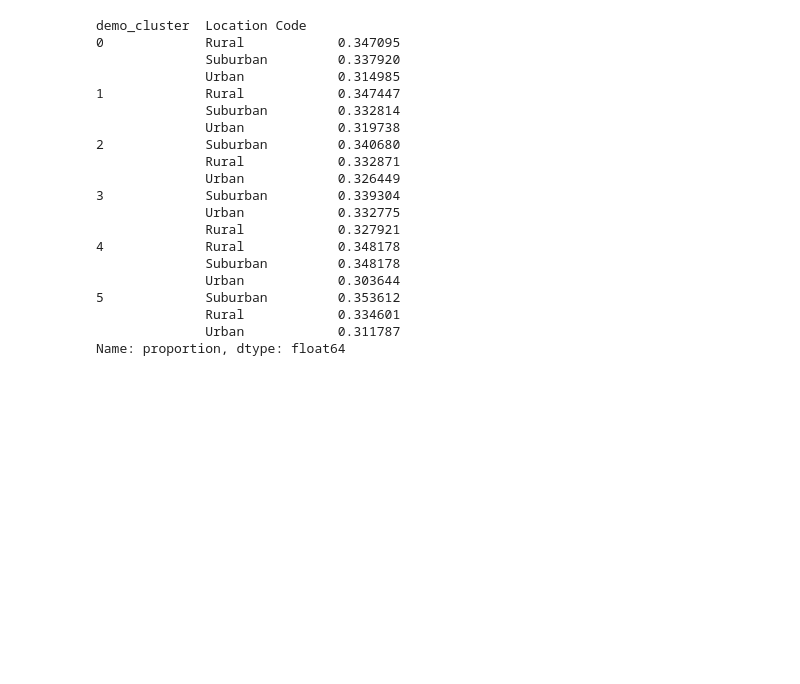
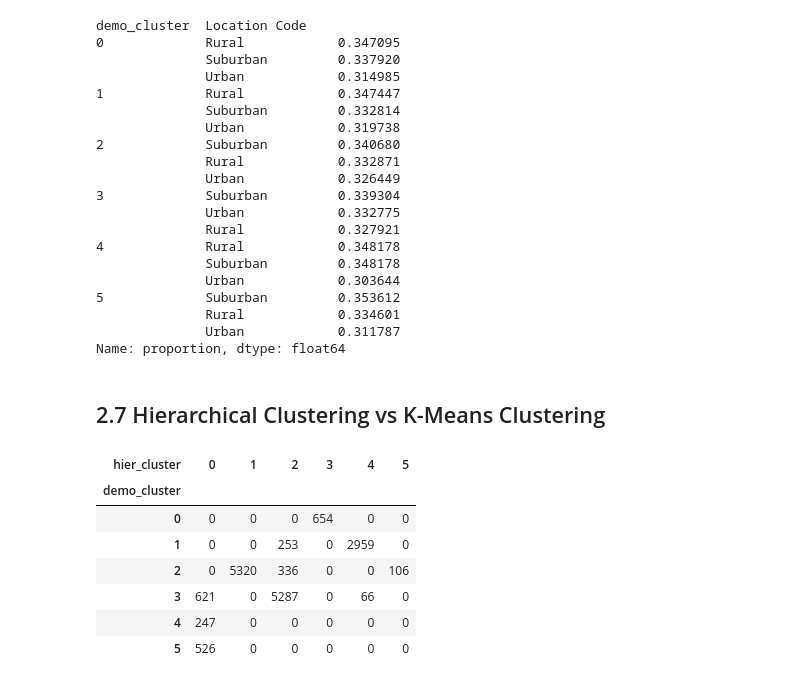
Before and after one commit to Mehmet1700/DataMining2025, a Jupyter notebook: notebooks_deliverable2/03_Clustering_Demographic.ipynb, the cells around one changed output. Cells and saved outputs as stored; diff of their text form; code cells hidden in the pictures; blank space fills up the shorter version.

```diff
--- a/notebooks_deliverable2/03_Clustering_Demographic.ipynb
+++ b/notebooks_deliverable2/03_Clustering_Demographic.ipynb
@@ -450,0 +454,9 @@ k = 6
+# %%
+hier = AgglomerativeClustering(
+    n_clusters=k,
+    linkage='ward',         # same method used in the dendrogram
+    metric='euclidean'      # distance measure
+)
+
+hier_labels = hier.fit_predict(X_df)
+hier_labels
@@ -450,0 +465,3 @@ k = 6
+# %%
+customers["hier_cluster"] = hier_labels
+customers["hier_cluster"].value_counts()
@@ -628,3 +656,16 @@ demo_cluster  Location Code
               Rural            0.334601
               Urban            0.311787
 Name: proportion, dtype: float64
+# %% [markdown]
+## 2.7 Hierarchical Clustering vs K-Means Clustering
+# %%
+pd.crosstab(customers['demo_cluster'], customers['hier_cluster'])
+# %% [output]
+| hier_cluster | 0 | 1 | 2 | 3 | 4 | 5 |
+| demo_cluster |  |  |  |  |  |  |
+| 0 | 0 | 0 | 0 | 654 | 0 | 0 |
+| 1 | 0 | 0 | 253 | 0 | 2959 | 0 |
+| 2 | 0 | 5320 | 336 | 0 | 0 | 106 |
+| 3 | 621 | 0 | 5287 | 0 | 66 | 0 |
+| 4 | 247 | 0 | 0 | 0 | 0 | 0 |
+| 5 | 526 | 0 | 0 | 0 | 0 | 0 |
```
Also changed, not shown: parts of 21 cells of this notebook.
